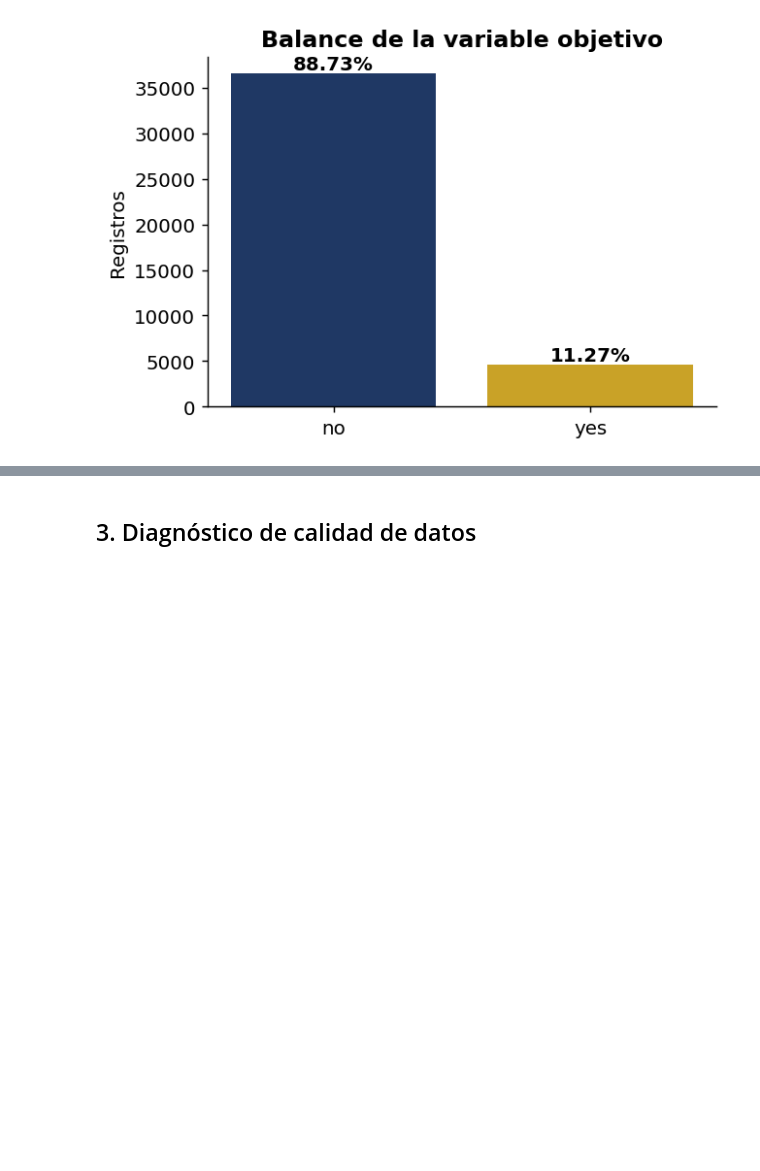
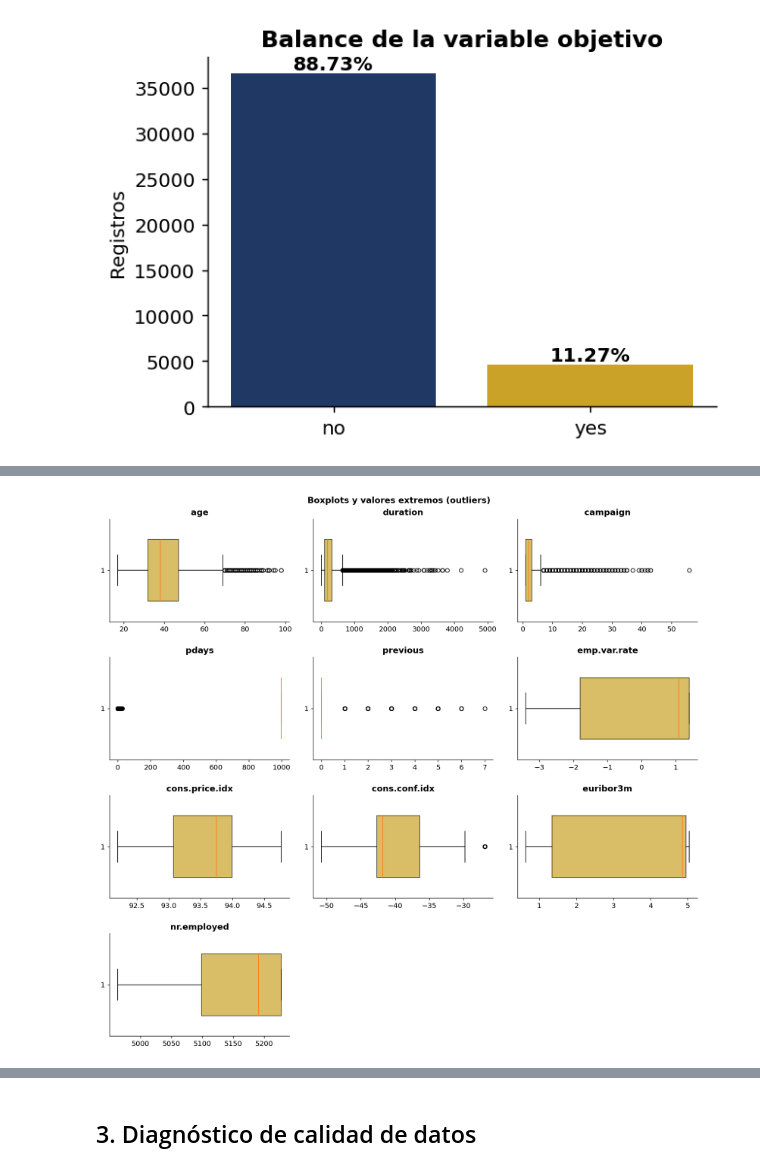
Before and after one commit to dihego2402/Manejo-de-Datos-para-IA, a Jupyter notebook: Bank_Marketing_Notebook_Paper.ipynb, the cells around one changed output, grey strips where cells are left out. Drawn from its saved outputs; the diff is of its cells as text; code cells hidden in the pictures; blank space fills up the shorter version.

```diff
--- a/Bank_Marketing_Notebook_Paper.ipynb
+++ b/Bank_Marketing_Notebook_Paper.ipynb
@@ -173,0 +206,12 @@ clase  cantidad  porcentaje
+# %%
+fig, axs = plt.subplots(4, 3, figsize=(13, 12), constrained_layout=True); axs = axs.ravel()
+for k, c in enumerate(NUM_EDA):
+    bp = axs[k].boxplot(df_raw[c].dropna(), vert=False, patch_artist=True, widths=0.6)
+    bp['boxes'][0].set(facecolor=GOLD, alpha=0.7)
+    axs[k].set_title(c)
+for k in range(len(NUM_EDA), len(axs)): axs[k].axis('off')
+fig.set_constrained_layout_pads(hspace=0.10, wspace=0.06)
+fig.suptitle('Boxplots y valores extremos (outliers)', fontweight='bold')
+plt.show()
+# %% [output]
+[figure, added]
```
Also changed, not shown: parts of 7 cells of this notebook.
